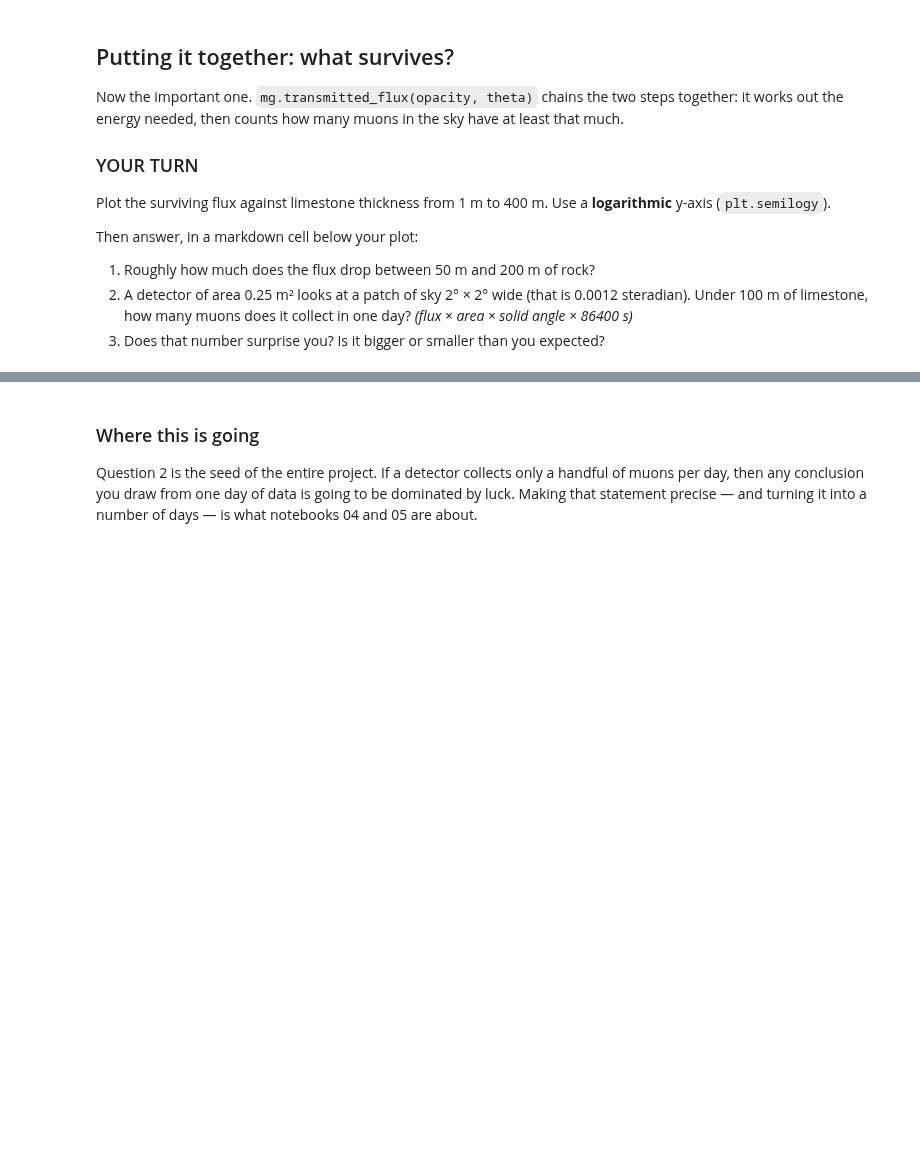
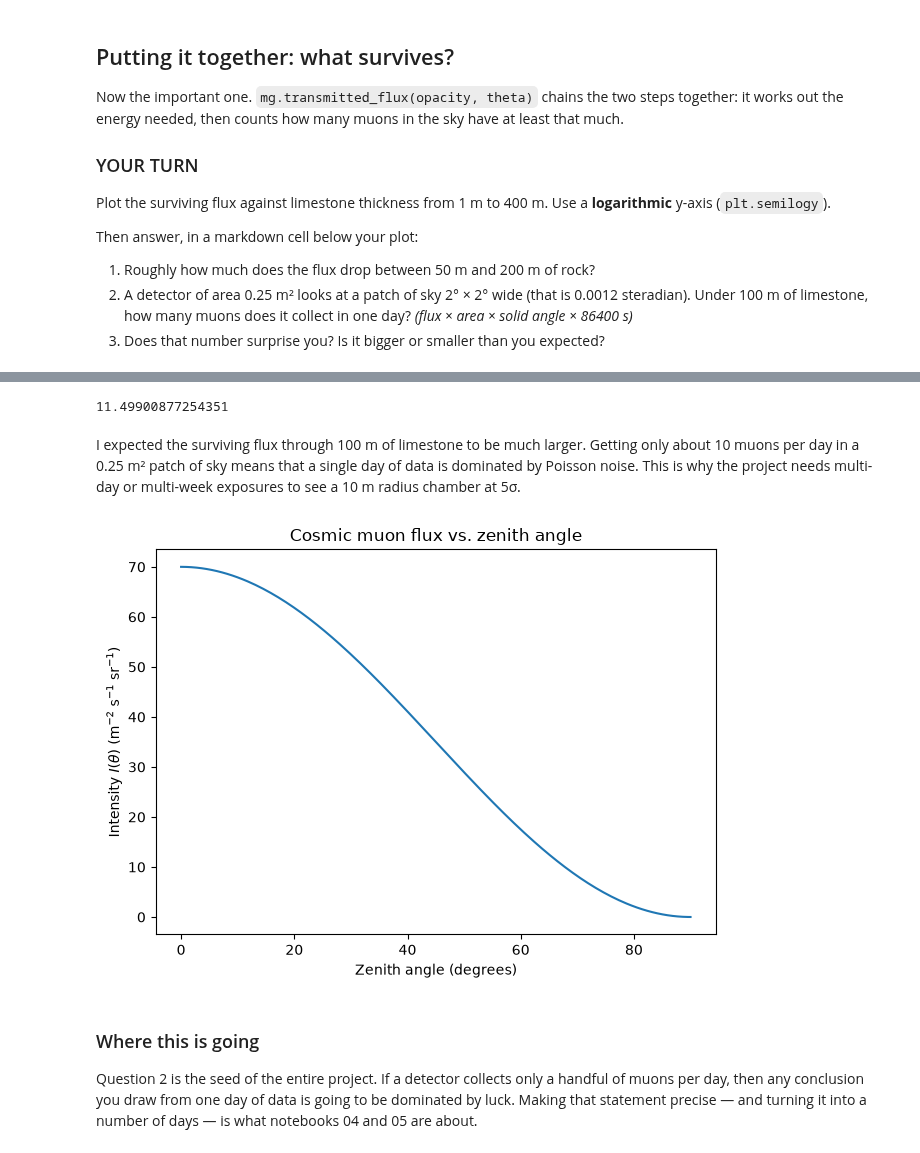
Before and after one commit to Evan-Lim/muography-project, a Jupyter notebook: evan-student-package/notebooks/01_muons_and_rock.ipynb, the cells around one changed output, grey strips where cells are left out. Cells and saved outputs as stored; diff of their text form; code cells hidden in the pictures; blank space fills up the shorter version.

```diff
--- a/evan-student-package/notebooks/01_muons_and_rock.ipynb
+++ b/evan-student-package/notebooks/01_muons_and_rock.ipynb
@@ -93,3 +140,28 @@ Then answer, in a markdown cell below your plot:
+# %%
+opacity_100m = mg.opacity_from_thickness(100)
+f100 = float(mg.transmitted_flux(opacity_100m, 0.0))
+pixel_sr = np.deg2rad(2.0)**2
+area = 0.25
+T = 86400
+N = f100 * area * pixel_sr * T
+print(N)
+# %% [output]
+11.49900877254351
+# %% [markdown]
+I expected the surviving flux through 100 m of limestone to be much larger. Getting only about 10 muons per day in a 0.25 m² patch of sky means that a single day of data is dominated by Poisson noise. This is why the project needs multi-day or multi-week exposures to see a 10 m radius chamber at 5σ.
+# %%
+theta = np.linspace(0, np.pi/2, 200)
+I_v = 70.0
+I = I_v * np.cos(theta)**2
+plt.plot(np.degrees(theta), I)
+plt.xlabel("Zenith angle (degrees)")
+plt.ylabel(r"Intensity $I(\theta)$ (m$^{-2}$ s$^{-1}$ sr$^{-1}$)")
+plt.title("Cosmic muon flux vs. zenith angle")
+plt.tight_layout()
+plt.savefig('../figures/02_flux_vs_angle.png', dpi=300, bbox_inches='tight')
+plt.show()
+# %% [output]
+[figure, added]
 # %% [markdown]
 ### Where this is going
 
```
Also changed, not shown: parts of 8 cells of this notebook, 7 other files.
